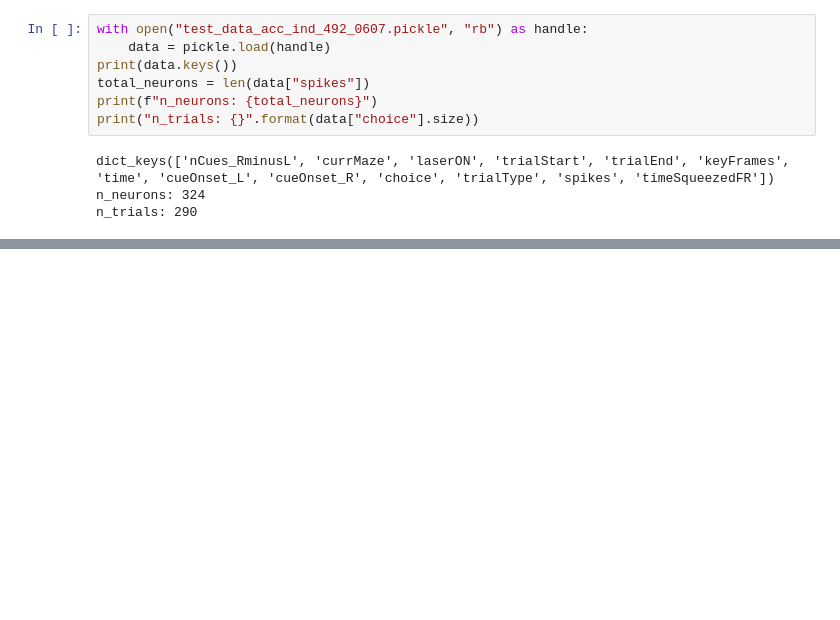
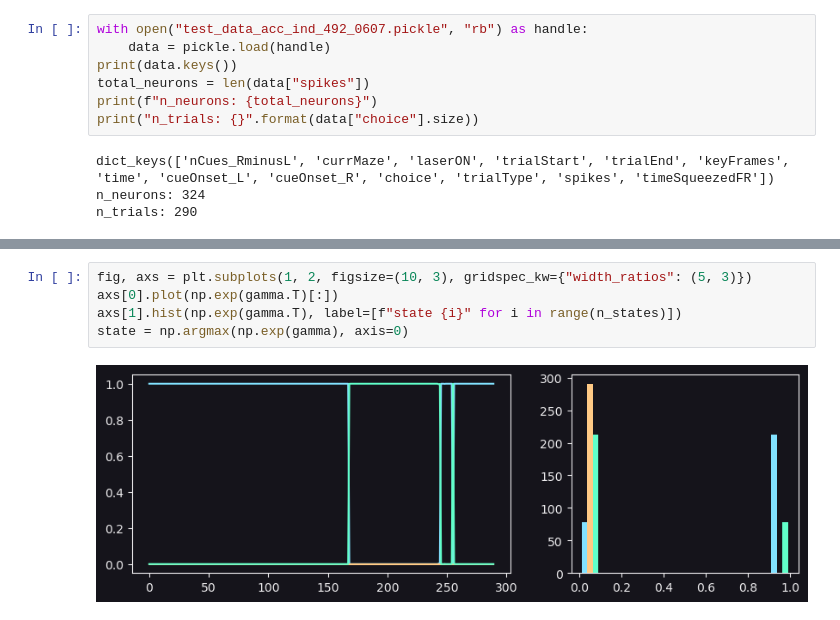
Before and after one commit to thejuc/towers_glm_hmm, a Jupyter notebook: glm_hmm_data.ipynb, the cells around one changed output, grey strips where cells are left out. Drawn from its saved outputs; the diff is of its cells as text; blank space fills up the shorter version.

```diff
--- a/glm_hmm_data.ipynb
+++ b/glm_hmm_data.ipynb
@@ -247,0 +271,7 @@ ax.set_ylabel(r'$\gamma \cdot log(p(y | X, Z))$');
+# %%
+fig, axs = plt.subplots(1, 2, figsize=(10, 3), gridspec_kw={"width_ratios": (5, 3)})
+axs[0].plot(np.exp(gamma.T)[:])
+axs[1].hist(np.exp(gamma.T), label=[f"state {i}" for i in range(n_states)])
+state = np.argmax(np.exp(gamma), axis=0)
+# %% [output]
+[figure, added]
```
Also changed, not shown: parts of 15 cells of this notebook, 11 other files.
